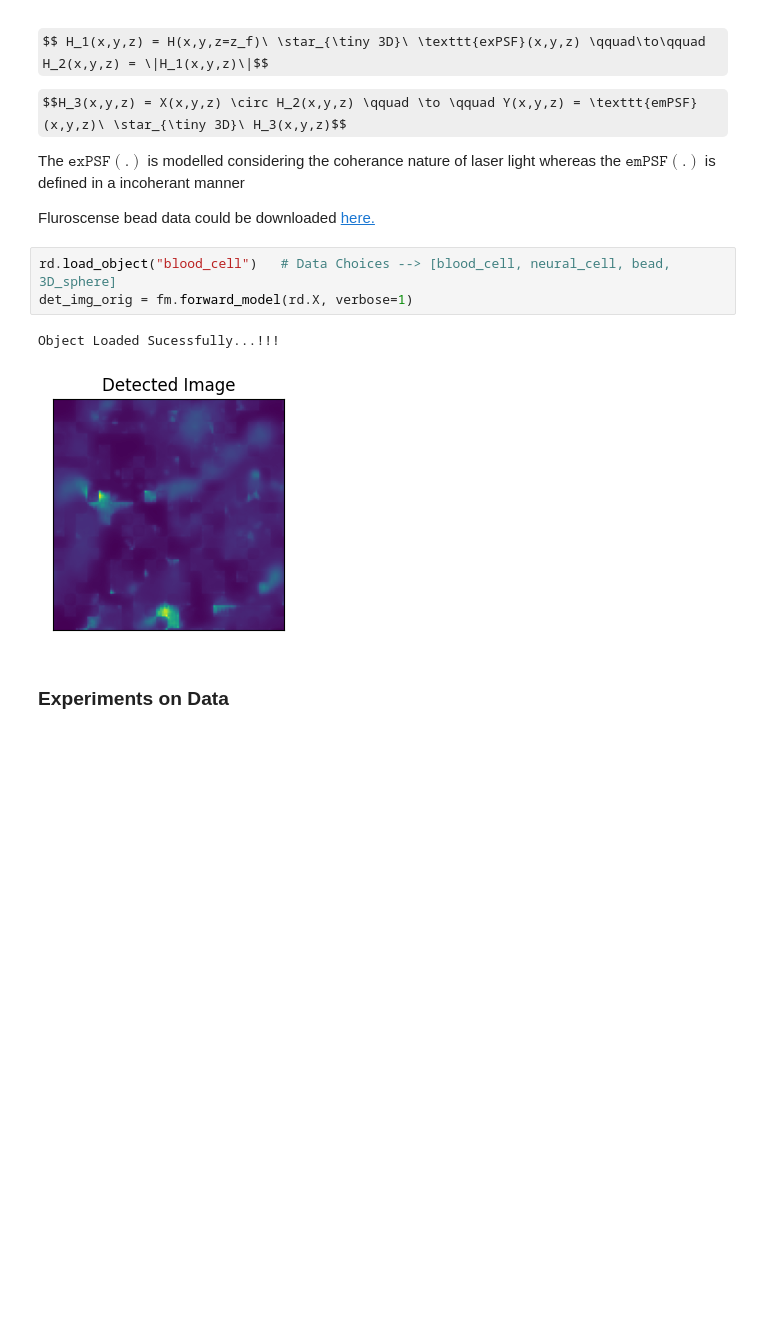
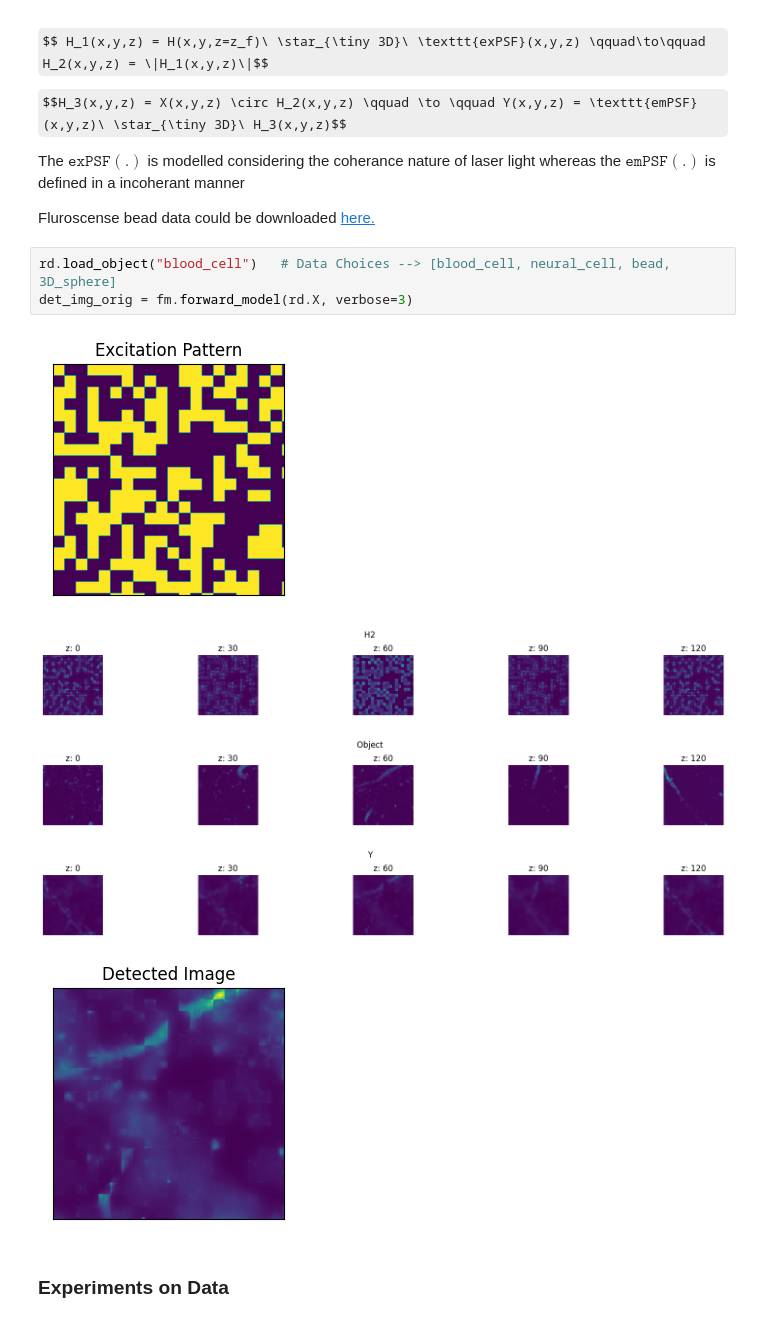
Before and after one commit to sanjith1999/FRIS, a Jupyter notebook: forward_model/forward_model.ipynb, the cells around one changed output. Cells and saved outputs as stored; diff of their text form; some formulas as TeX source; blank space fills up the shorter version.

```diff
--- a/forward_model/forward_model.ipynb
+++ b/forward_model/forward_model.ipynb
@@ -41,10 +41,13 @@ The $\texttt{exPSF}(.)$ is modelled considering the coherance nature of laser li
 Fluroscense bead data could be downloaded [here.](https://bigwww.epfl.ch/deconvolution/bead/)
 # %%
 rd.load_object("blood_cell")   # Data Choices --> [blood_cell, neural_cell, bead, 3D_sphere]
-det_img_orig = fm.forward_model(rd.X, verbose=1)
+det_img_orig = fm.forward_model(rd.X, verbose=3)
 # %% [output]
-Object Loaded Sucessfully...!!!
-[figure, old version]
+[figure, new version]
+[figure, added]
+[figure, added]
+[figure, added]
+[figure, added]
 # %% [markdown]
 ### Experiments on Data
 # %% [markdown]
```
Also changed, not shown: parts of 5 cells of this notebook, 2 other files.
